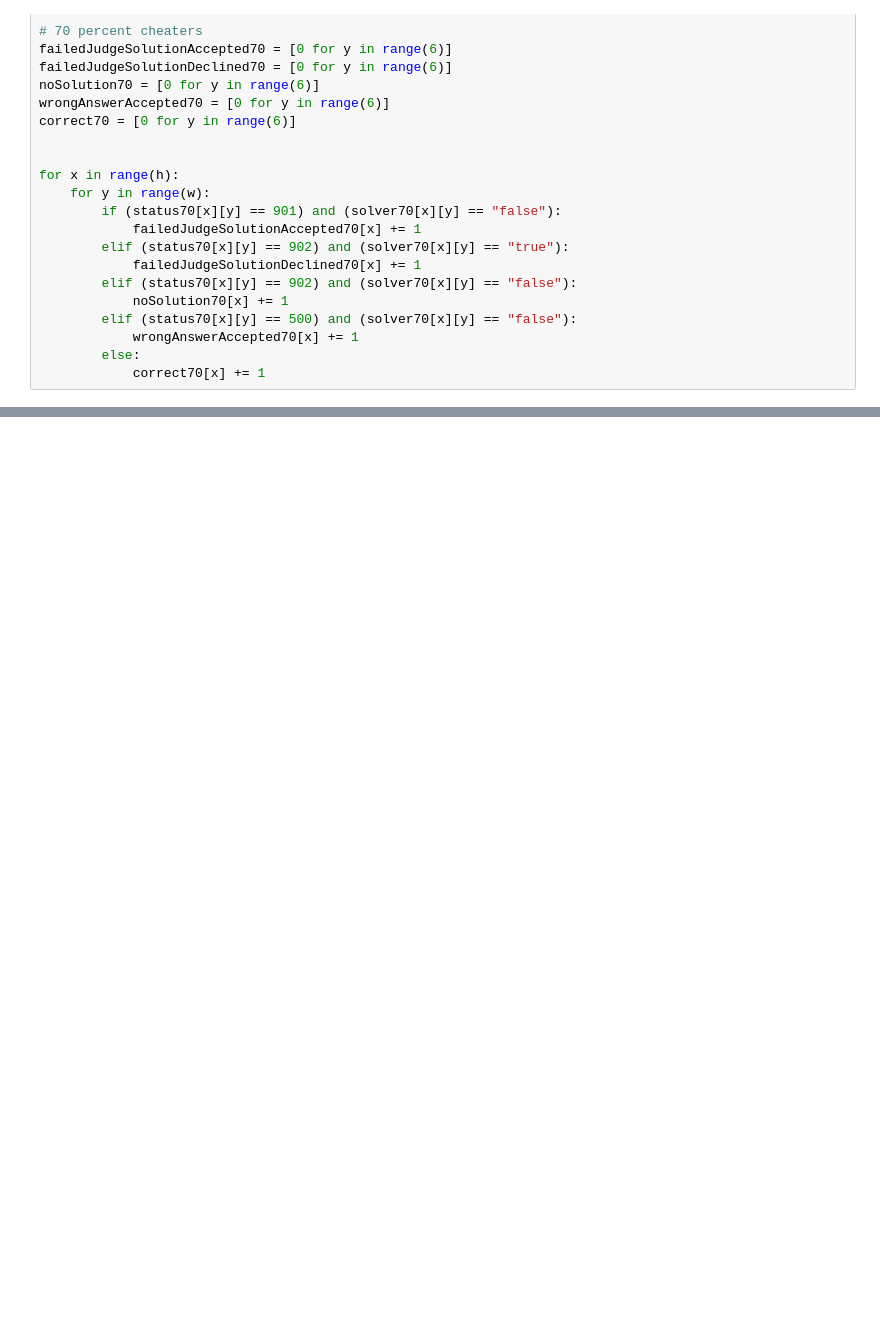
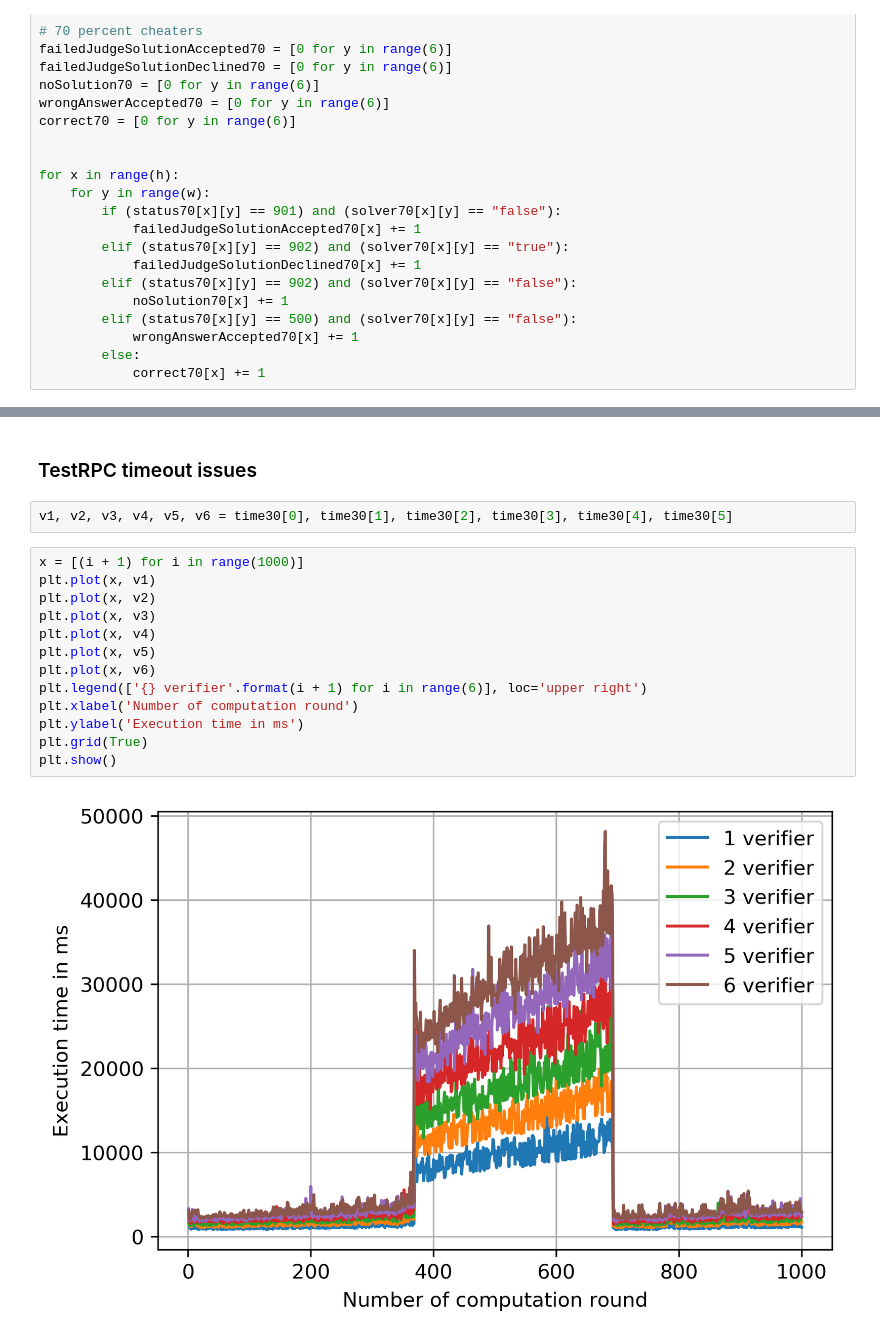
Before and after one commit to nud3l/smart-contract-analysis, a Jupyter notebook: analysis/verifying-computation-analysis.ipynb, the cells around one changed output, grey strips where cells are left out. Cells and saved outputs as stored; diff of their text form; blank space fills up the shorter version.

Commit message:
Include time issue analysis

```diff
--- a/analysis/verifying-computation-analysis.ipynb
+++ b/analysis/verifying-computation-analysis.ipynb
@@ -462,0 +459,19 @@ plt.show()
+# %% [markdown]
+### TestRPC timeout issues
+# %%
+v1, v2, v3, v4, v5, v6 = time30[0], time30[1], time30[2], time30[3], time30[4], time30[5]
+# %%
+x = [(i + 1) for i in range(1000)]
+plt.plot(x, v1)
+plt.plot(x, v2)
+plt.plot(x, v3)
+plt.plot(x, v4)
+plt.plot(x, v5)
+plt.plot(x, v6)
+plt.legend(['{} verifier'.format(i + 1) for i in range(6)], loc='upper right')
+plt.xlabel('Number of computation round')
+plt.ylabel('Execution time in ms')
+plt.grid(True)
+plt.show()
+# %% [output]
+[figure, added]
```
Also changed, not shown: parts of 6 cells of this notebook.
